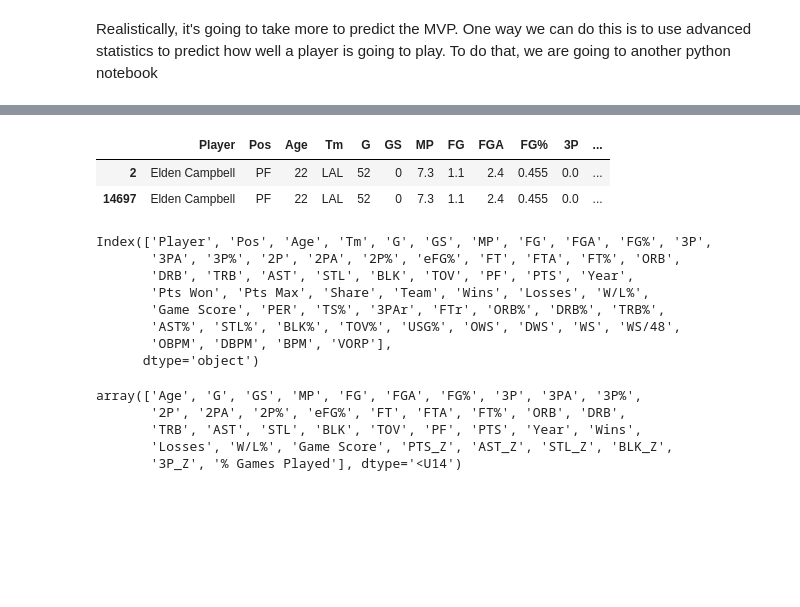
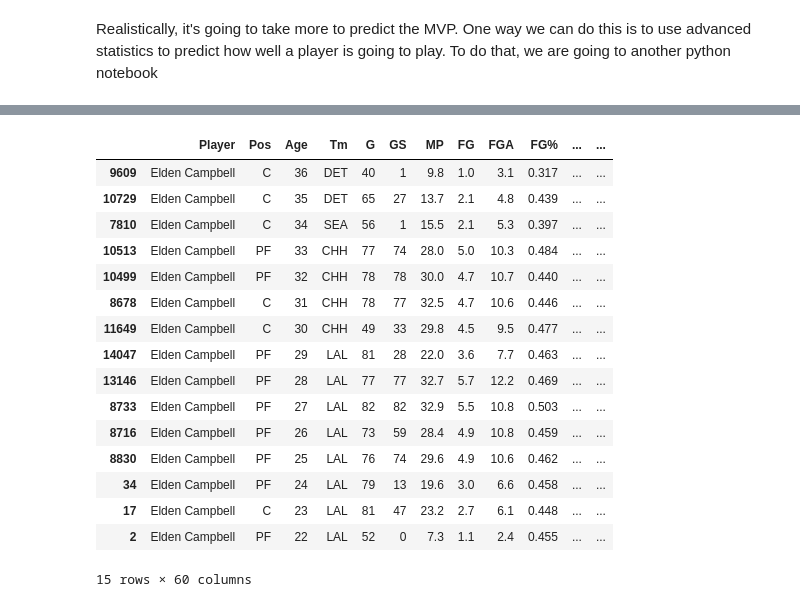
Before and after one commit to kev374k/Hardwood_Convergence, a Jupyter notebook: machine_learning.ipynb, the cells around one changed output, grey strips where cells are left out. Cells and saved outputs as stored; diff of their text form; code cells hidden in the pictures; blank space fills up the shorter version.

```diff
--- a/machine_learning.ipynb
+++ b/machine_learning.ipynb
@@ -7,6 +7,8 @@ import seaborn as sns
 data = pd.read_csv('files/player_analysis_files/player_stats.csv')
 # %%
 data = data.drop(['Unnamed: 0'], axis = 1)
+# %%
+pd.set_option('display.max_rows', 20)
 # %% [markdown]
 For data cleaning, we want to see if there are any null types to allow our data to be easier read and identified in the machine learning algorithim/
 # %%
@@ -380,2 +361,0 @@ To adopt the future behavior and silence this warning, use
-# %%
-data[['PTS_Z', 'AST_Z', 'STL_Z', 'BLK_Z', '3P_Z']] = stat_ratios[['PTS', "AST", 'STL', 'BLK', '3P']]
@@ -495,28 +436,22 @@ data
 # %%
-pd.set_option('display.max_columns', None)
-pd.set_option('display.max_rows', None)
-advanced_data[advanced_data.Player == 'Elden Campbell'][advanced_data.Age == 22]
+# pd.set_option('display.max_columns', 20)
+# pd.set_option('display.max_rows', 20)
+advanced_data[advanced_data.Player == 'Elden Campbell'].sort_values('Age', ascending = False)
 # %% [output]
-|  | Player | Pos | Age | Tm | G | GS | MP | FG | FGA | FG% | 3P | ... |
-| 2 | Elden Campbell | PF | 22 | LAL | 52 | 0 | 7.3 | 1.1 | 2.4 | 0.455 | 0.0 | ... |
-| 14697 | Elden Campbell | PF | 22 | LAL | 52 | 0 | 7.3 | 1.1 | 2.4 | 0.455 | 0.0 | ... |
+|  | Player | Pos | Age | Tm | G | GS | MP | FG | FGA | FG% | ... | ... |
+| 9609 | Elden Campbell | C | 36 | DET | 40 | 1 | 9.8 | 1.0 | 3.1 | 0.317 | ... | ... |
+| 10729 | Elden Campbell | C | 35 | DET | 65 | 27 | 13.7 | 2.1 | 4.8 | 0.439 | ... | ... |
+| 7810 | Elden Campbell | C | 34 | SEA | 56 | 1 | 15.5 | 2.1 | 5.3 | 0.397 | ... | ... |
+| 10513 | Elden Campbell | PF | 33 | CHH | 77 | 74 | 28.0 | 5.0 | 10.3 | 0.484 | ... | ... |
+| 10499 | Elden Campbell | PF | 32 | CHH | 78 | 78 | 30.0 | 4.7 | 10.7 | 0.440 | ... | ... |
+| 8678 | Elden Campbell | C | 31 | CHH | 78 | 77 | 32.5 | 4.7 | 10.6 | 0.446 | ... | ... |
+| 11649 | Elden Campbell | C | 30 | CHH | 49 | 33 | 29.8 | 4.5 | 9.5 | 0.477 | ... | ... |
+| 14047 | Elden Campbell | PF | 29 | LAL | 81 | 28 | 22.0 | 3.6 | 7.7 | 0.463 | ... | ... |
+| 13146 | Elden Campbell | PF | 28 | LAL | 77 | 77 | 32.7 | 5.7 | 12.2 | 0.469 | ... | ... |
+| 8733 | Elden Campbell | PF | 27 | LAL | 82 | 82 | 32.9 | 5.5 | 10.8 | 0.503 | ... | ... |
+| 8716 | Elden Campbell | PF | 26 | LAL | 73 | 59 | 28.4 | 4.9 | 10.8 | 0.459 | ... | ... |
+| 8830 | Elden Campbell | PF | 25 | LAL | 76 | 74 | 29.6 | 4.9 | 10.6 | 0.462 | ... | ... |
+| 34 | Elden Campbell | PF | 24 | LAL | 79 | 13 | 19.6 | 3.0 | 6.6 | 0.458 | ... | ... |
+| 17 | Elden Campbell | C | 23 | LAL | 81 | 47 | 23.2 | 2.7 | 6.1 | 0.448 | ... | ... |
+| 2 | Elden Campbell | PF | 22 | LAL | 52 | 0 | 7.3 | 1.1 | 2.4 | 0.455 | ... | ... |
+15 rows × 60 columns
-# %%
-
-advanced_stats.columns
-# %% [output]
-Index(['Player', 'Pos', 'Age', 'Tm', 'G', 'GS', 'MP', 'FG', 'FGA', 'FG%', '3P',
-       '3PA', '3P%', '2P', '2PA', '2P%', 'eFG%', 'FT', 'FTA', 'FT%', 'ORB',
-       'DRB', 'TRB', 'AST', 'STL', 'BLK', 'TOV', 'PF', 'PTS', 'Year',
-       'Pts Won', 'Pts Max', 'Share', 'Team', 'Wins', 'Losses', 'W/L%',
-       'Game Score', 'PER', 'TS%', '3PAr', 'FTr', 'ORB%', 'DRB%', 'TRB%',
-       'AST%', 'STL%', 'BLK%', 'TOV%', 'USG%', 'OWS', 'DWS', 'WS', 'WS/48',
-       'OBPM', 'DBPM', 'BPM', 'VORP'],
-      dtype='object')
-# %%
-new_categories = pd.concat([''])
-# %% [output]
-array(['Age', 'G', 'GS', 'MP', 'FG', 'FGA', 'FG%', '3P', '3PA', '3P%',
-       '2P', '2PA', '2P%', 'eFG%', 'FT', 'FTA', 'FT%', 'ORB', 'DRB',
-       'TRB', 'AST', 'STL', 'BLK', 'TOV', 'PF', 'PTS', 'Year', 'Wins',
-       'Losses', 'W/L%', 'Game Score', 'PTS_Z', 'AST_Z', 'STL_Z', 'BLK_Z',
-       '3P_Z', '% Games Played'], dtype='<U14')
```
Also changed, not shown: parts of 28 cells of this notebook, 2 other files.
